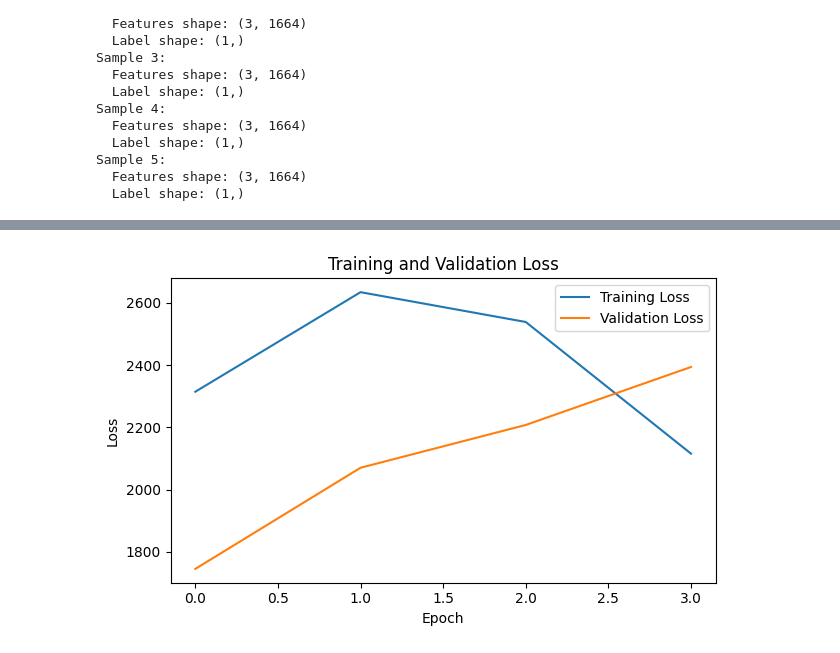
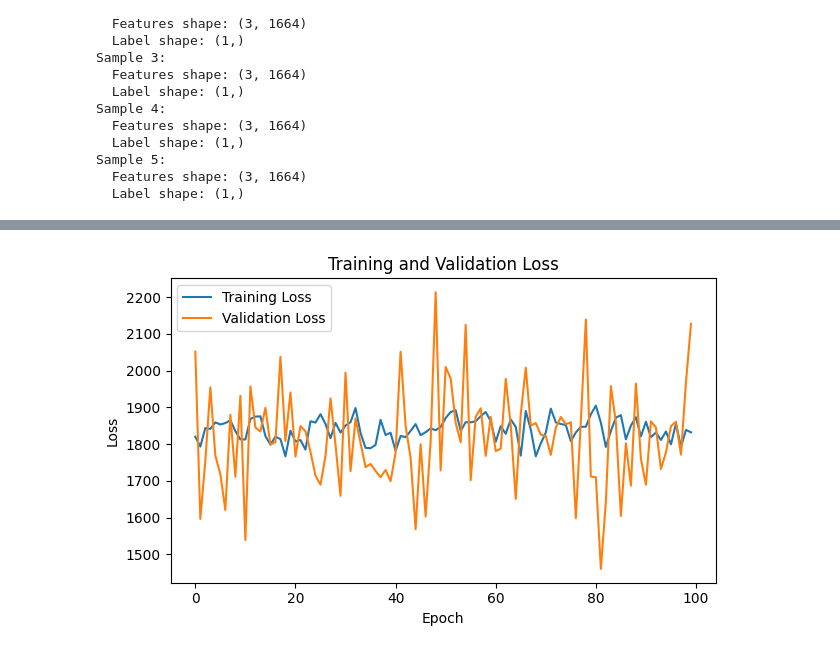
Before and after one commit to tskorkowski/crop_yield_prediction_CAS, a Jupyter notebook: 2_gc-pipeline/training.ipynb, the cells around one changed output, grey strips where cells are left out. Saved outputs shown, nothing was run; the diff lists cells and outputs as text; code cells hidden in the pictures.

```diff
--- a/2_gc-pipeline/training.ipynb
+++ b/2_gc-pipeline/training.ipynb
@@ -127,7 +127,7 @@ directory_prefix = IMG_SOURCE_PREFIX
 output_prefix = HIST_DEST_PREFIX
 labels_data = "labels_combined.npy"
 labels_header = "labels_header.npy"
-batch_size = 10
+batch_size = 32
 
 client = storage.Client()
 bucket = client.get_bucket(bucket_name)
@@ -136,14 +136,14 @@ if CREATE_DATASET:
     # Generate all prefixes
     start_time = time.perf_counter()
 
-    labels_df = get_varied_labels(0,20)
+    labels_df = get_varied_labels(0,400)
     labels = list(zip(labels_df["county_name"],
                       labels_df["county_ansi"],
                  labels_df["state_ansi"],
                  labels_df["year"]))
 
 
-    prefixes_hist = [f'histograms/{NUM_BINS}_bcukets/{SCALE}/{county.capitalize()}_{fips}/{year}'
+    prefixes_hist = [f'histograms/{NUM_BINS}_buckets/{SCALE}/{county.capitalize()}_{fips}/{year}'
                 for county,_, fips, year in labels]
 
     # Batch check all prefixes
@@ -152,7 +152,7 @@ if CREATE_DATASET:
     # Generate get_input_img_params based on results
     get_input_img_params = [(county.capitalize(), fips, year)
                 for county, county_fips, fips, year in labels
-                if results_hist[f'histograms/{NUM_BINS}_bcukets/{SCALE}/{county.capitalize()}_{fips}/{year}']
+                if results_hist[f'histograms/{NUM_BINS}_buckets/{SCALE}/{county.capitalize()}_{fips}/{year}']
     ]
 
     print(f"Number of items to process: {len(get_input_img_params)}")
@@ -329,7 +337,7 @@ class LstmModel(keras.Model):
         dataset = dataset.shuffle(buffer_size=10000).batch(batch_size)
 
         # Split the dataset
-        val_size = 5
+        val_size = 7
         val_dataset = dataset.take(val_size)
         train_dataset = dataset.skip(val_size)
 
@@ -345,7 +353,7 @@ class LstmModel(keras.Model):
 
             # Train the model
             history = super(LstmModel, self).fit(train_dataset, epochs=epochs, batch_size=batch_size,
-                           validation_data=val_dataset, callbacks=[early_stopping, history_callback])
+                           validation_data=val_dataset) #callbacks=[early_stopping, history_callback]
 
             # Log model and parameters to MLflow
             # Create an example input
@@ -397,7 +405,7 @@ for _, response in dataset:
 mean_response = np.mean(responses)
 print(mean_response)
 
-model = LstmModel(input_shape=input_shape, lstm_layers=7, no_units=5, mean_response=mean_response)
-model.compile(optimizer='adam')
+model = LstmModel(input_shape=input_shape, lstm_layers=1, no_units=1, mean_response=mean_response)
+model.compile(optimizer='nadam', learning_rate = 0.01)
 history = model.fit(dataset, epochs=100, batch_size=batch_size)
 # %% [output]
@@ -413 +429 @@ Epoch 4/100
-[figure, old version]
+[figure, new version]
```
Also changed, not shown: parts of 3 cells of this notebook, 1 other file.
